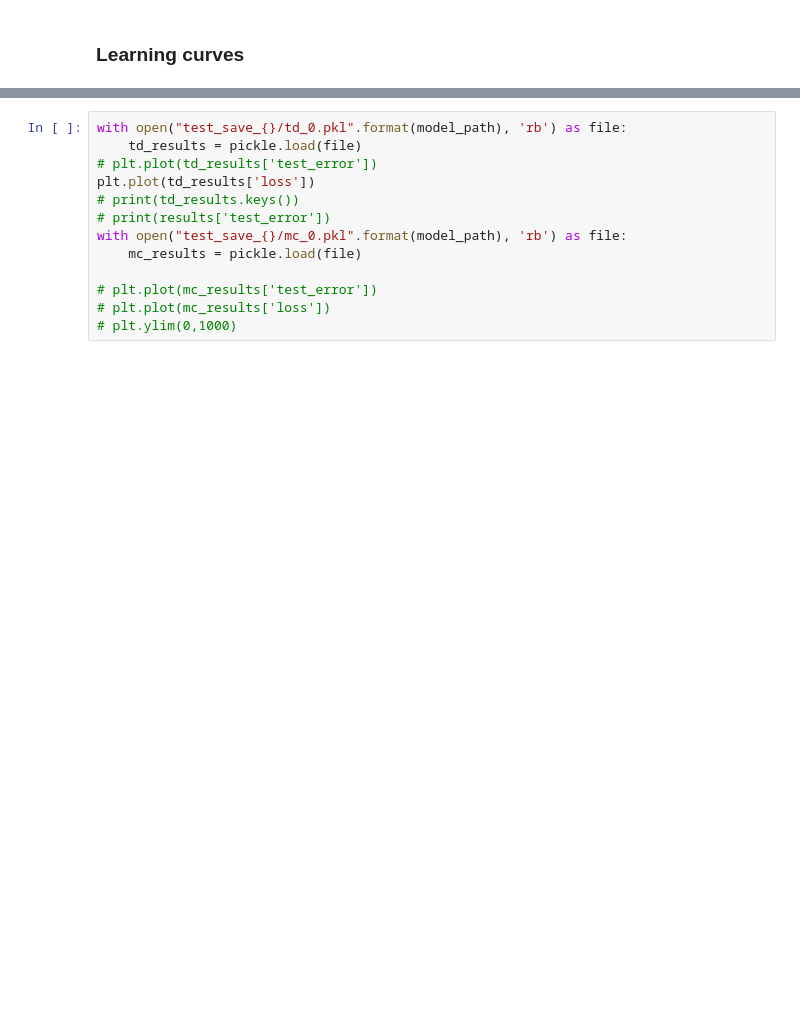
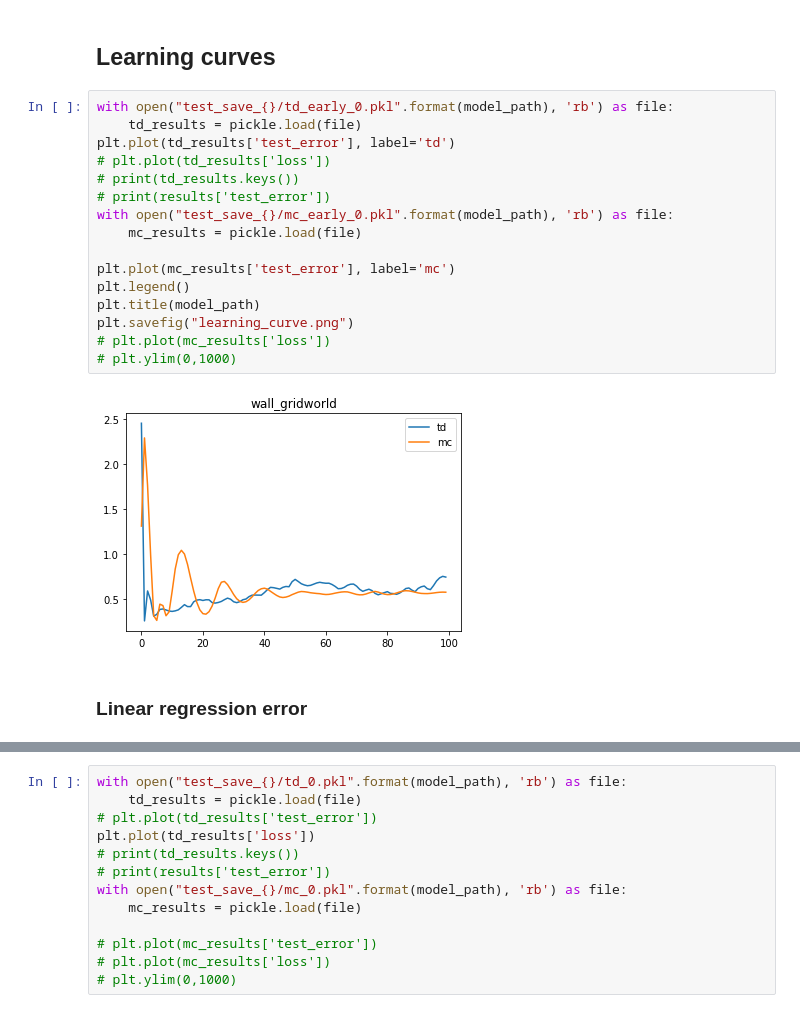
Before and after one commit to wechu/TDRepresentationLearning, a Jupyter notebook: analyze_test.ipynb, the cells around one changed output, grey strips where cells are left out. Saved outputs shown, nothing was run; the diff lists cells and outputs as text; blank space fills up the shorter version.

```diff
--- a/analyze_test.ipynb
+++ b/analyze_test.ipynb
@@ -35,7 +37,27 @@ path = 'data_generation/'
 test_states = offline_data.load_test_states(path, path_env)
 test_values = offline_data.load_test_values(path, path_env)
 # %% [markdown]
-### Learning curves
+## Learning curves
+# %%
+with open("test_save_{}/td_early_0.pkl".format(model_path), 'rb') as file:
+    td_results = pickle.load(file)
+plt.plot(td_results['test_error'], label='td')
+# plt.plot(td_results['loss'])
+# print(td_results.keys())
+# print(results['test_error'])
+with open("test_save_{}/mc_early_0.pkl".format(model_path), 'rb') as file:
+    mc_results = pickle.load(file)
+
+plt.plot(mc_results['test_error'], label='mc')
+plt.legend()
+plt.title(model_path)
+plt.savefig("learning_curve.png")
+# plt.plot(mc_results['loss'])
+# plt.ylim(0,1000)
+# %% [output]
+[figure, added]
+# %% [markdown]
+### Linear regression error
 # %%
 ### Compute linear regression error
 
```
Also changed, not shown: parts of 15 cells of this notebook, 7 other files.
